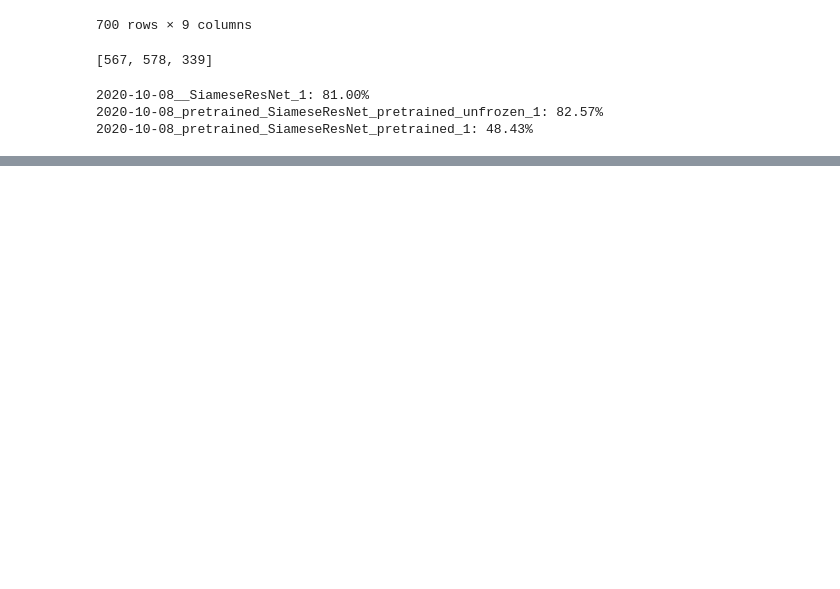
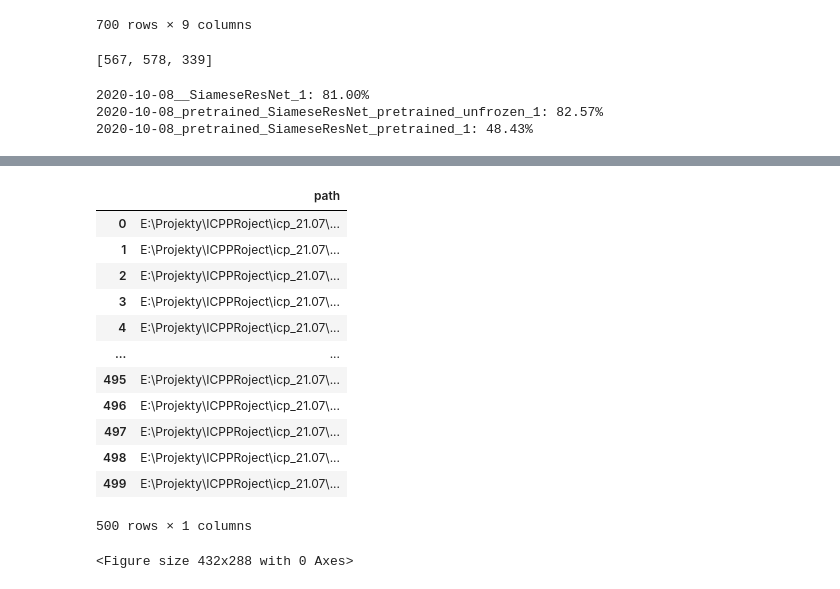
Before and after one commit to CMataczynski/ICP_NN, a Jupyter notebook: Create_expert_subset.ipynb, the cells around one changed output, grey strips where cells are left out. Saved outputs shown, nothing was run; the diff lists cells and outputs as text; code cells hidden in the pictures; blank space fills up the shorter version.

```diff
--- a/Create_expert_subset.ipynb
+++ b/Create_expert_subset.ipynb
@@ -1073,0 +1118,18 @@ for i in range(len(results)):
+# %%
+df_shuff = df.sample(frac=1)
+df_shuff = df_shuff.set_index(pd.Index([_ for _ in range(len(df_shuff))]))
+df_shuff
+# %% [output]
+|  | path |
+| 0 | E:\Projekty\ICPPRoject\icp_21.07\... |
+| 1 | E:\Projekty\ICPPRoject\icp_21.07\... |
+| 2 | E:\Projekty\ICPPRoject\icp_21.07\... |
+| 3 | E:\Projekty\ICPPRoject\icp_21.07\... |
+| 4 | E:\Projekty\ICPPRoject\icp_21.07\... |
+| ... | ... |
+| 495 | E:\Projekty\ICPPRoject\icp_21.07\... |
+| 496 | E:\Projekty\ICPPRoject\icp_21.07\... |
+| 497 | E:\Projekty\ICPPRoject\icp_21.07\... |
+| 498 | E:\Projekty\ICPPRoject\icp_21.07\... |
+| 499 | E:\Projekty\ICPPRoject\icp_21.07\... |
+500 rows × 1 columns
@@ -1073,0 +1138,19 @@ for i in range(len(results)):
+# %%
+save_path = os.path.join(os.getcwd(),"results", "aSAH_experts_dataset")
+for row in df_shuff.iterrows():
+    ids = row[0]
+    row = row[1]
+    csv = pd.read_csv(row["path"])
+    icp = csv["icp[mmhg]"].values
+    icp = icp-min(icp)
+    icp = icp/max(icp)
+    abp = csv["abp[mmhg]"].values
+    abp = abp - min(abp)
+    abp = abp / max(abp)
+    plt.plot(icp, label="ICP")
+    plt.plot(abp, label="ABP")
+    plt.legend(loc="upper left")
+    plt.savefig(os.path.join(save_path, str(ids)+'.png'))
+    plt.clf()
+# %% [output]
+<Figure size 432x288 with 0 Axes>
```
Also changed, not shown: parts of 6 cells of this notebook, 5 other files.
